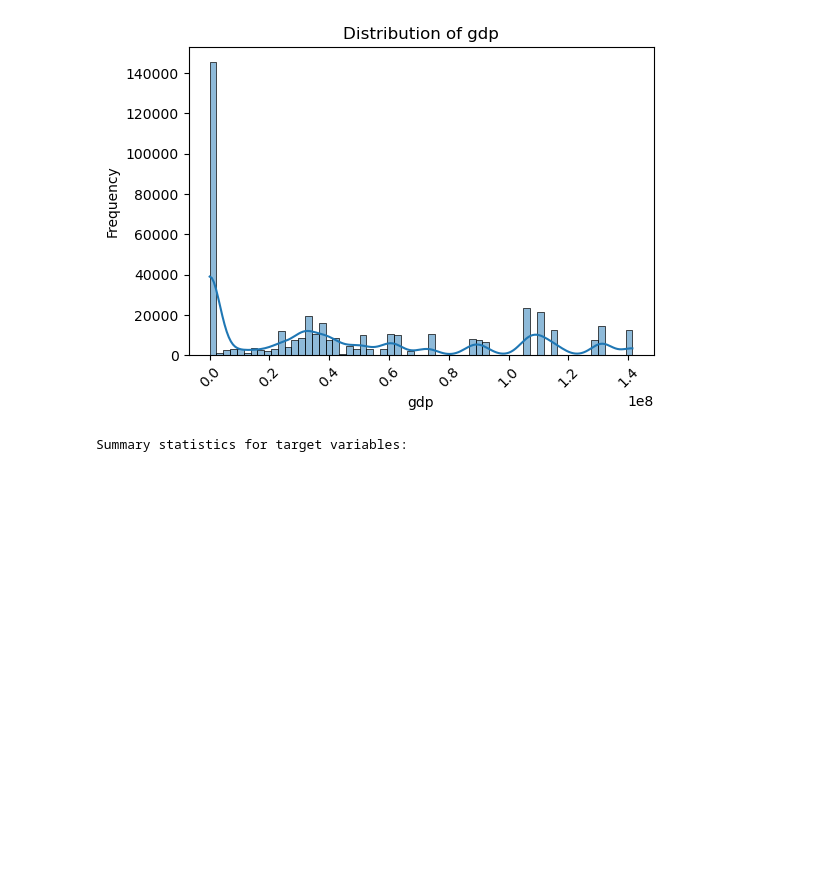
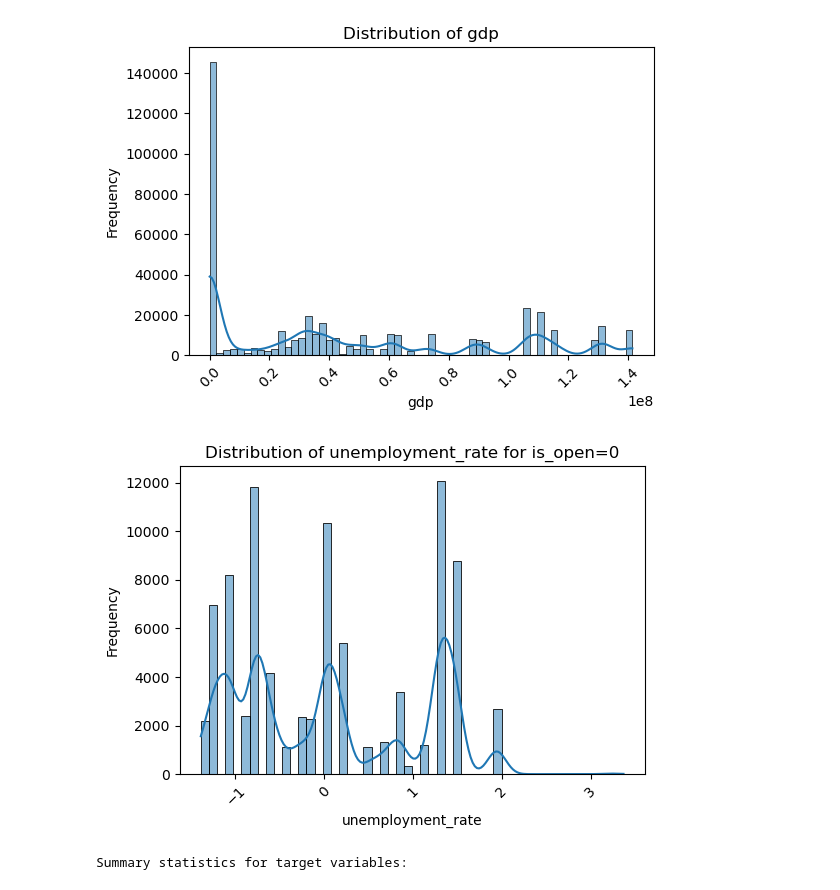
Before and after one commit to koacow/predicting-small-business-performance, a Jupyter notebook: exploratory_data_analysis.ipynb, the cells around one changed output. Drawn from its saved outputs; the diff is of its cells as text; code cells hidden in the pictures; blank space fills up the shorter version.

```diff
--- a/exploratory_data_analysis.ipynb
+++ b/exploratory_data_analysis.ipynb
@@ -78,6 +96,21 @@ for covar in COVARS:
 [figure]
 [figure]
 [figure]
+# %%
+# 2.2 Distribution of covariates by target variable
+
+for covar in COVARS:
+    for is_open in [0, 1]:
+        subset = df[df['is_open'] == is_open][covar].dropna()
+        plt.figure(figsize=(6,4))
+        sns.histplot(subset, kde=True)
+        plt.xticks(rotation=45)
+        plt.title(f'Distribution of {covar} for is_open={is_open}')
+        plt.xlabel(covar)
+        plt.ylabel('Frequency')
+        plt.show()
+# %% [output]
+[figure, added]
 # %%
 # 3. Summary statistics for target variable
 TARGETS = ['is_open', 'review_count', 'stars']
```
Also changed, not shown: parts of 4 cells of this notebook.
